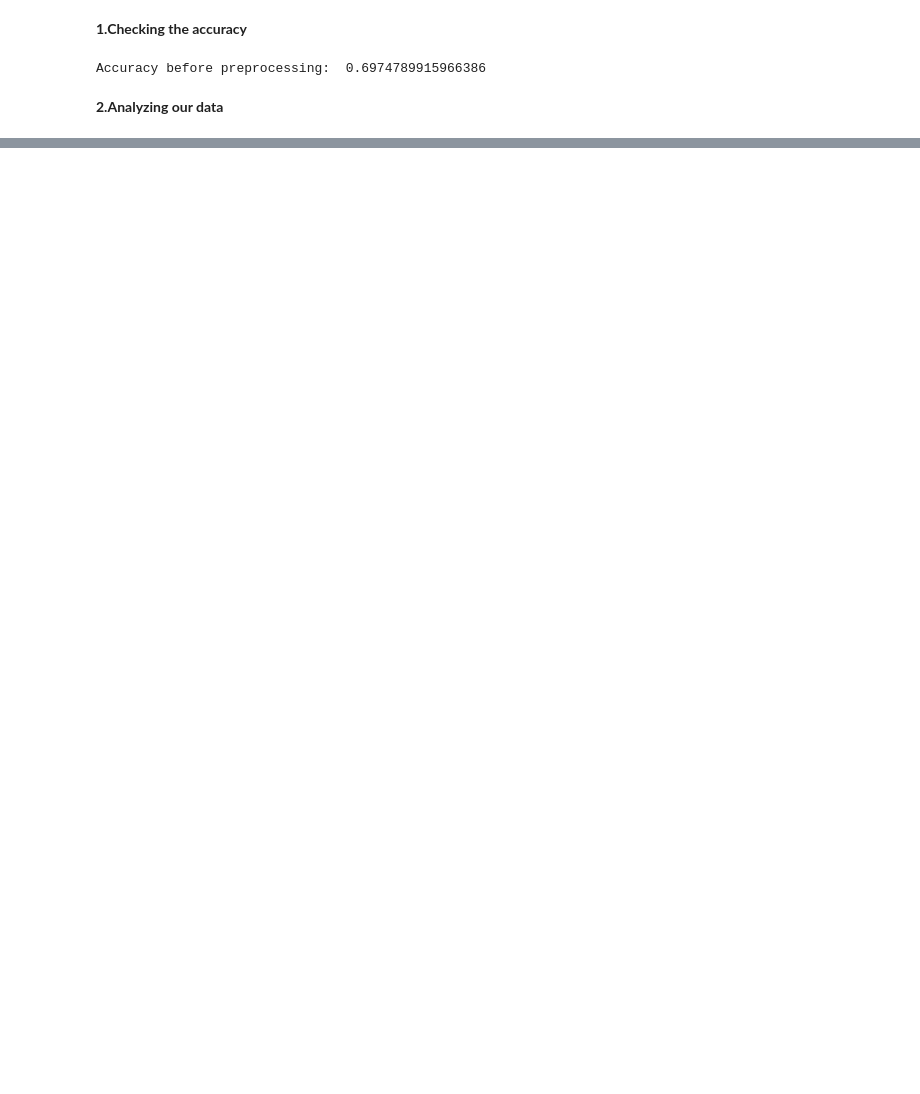
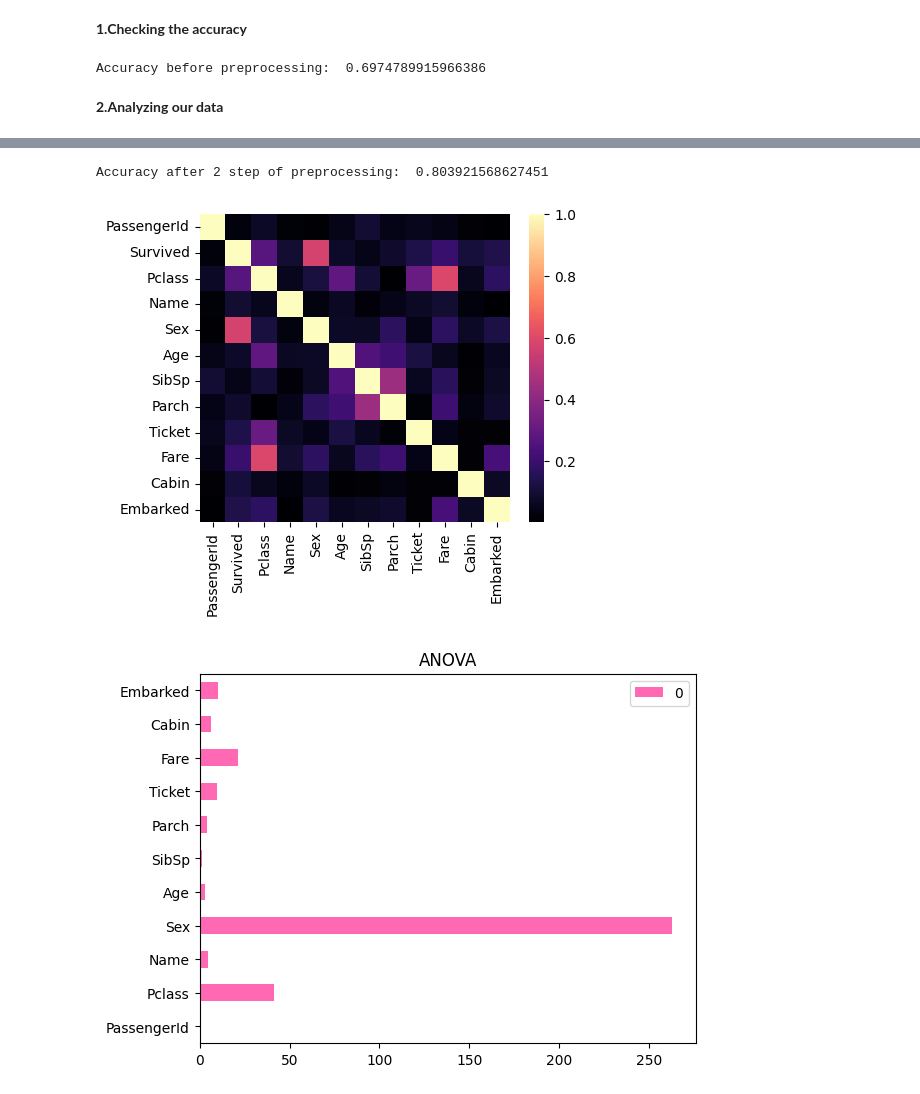
Before and after one commit to jszczublinska/DM_Titanic, a Jupyter notebook: titanic.ipynb, the cells around one changed output, grey strips where cells are left out. Drawn from its saved outputs; the diff is of its cells as text; code cells hidden in the pictures; blank space fills up the shorter version.

Commit message:
better accuracy

```diff
--- a/titanic.ipynb
+++ b/titanic.ipynb
@@ -76,13 +75,0 @@ variable_df
-# %%
-# change all NaN values to mean or mode
-
-# print('NaN values for Cabin: ',train_df['Cabin'].isnull().sum())
-# print('NaN values for Age: ',train_df['Age'].isnull().sum())
-
-train_df = clas.changeNullValuesToMean(train_df)
-
-# print('NaN values for Cabin after: ',train_df['Cabin'].isnull().sum())
-# print('NaN values for Age after: ',train_df['Age'].isnull().sum())
-
-train_df = clas.changeCaterogicalToDescrite(train_df)
-train_df.head()
@@ -116,5 +94,0 @@ normalized_data.head()
-# %%
-test_df = clas.changeNullValuesToMean(test_df)
-test_df = clas.changeCaterogicalToDescrite(test_df)
-normalized_data_test = clas.normalizeData(test_df, 'Survived')
-normalized_data_test.head()
@@ -130,0 +135,28 @@ columns to changed:  ['Name', 'Sex', 'Ticket', 'Cabin', 'Embarked']
+# %%
+### Feature selection
+
+# heatmap
+plt.figure(figsize=(5,4))
+sns.heatmap(abs(train_df.corr()), cmap='magma')
+
+# anova plot
+anova_df = clas.computeAnova(normalized_data, train_df['Survived'])
+anova_df.plot(kind='barh', title='ANOVA', color=['hotpink'])
+
+# droping choosen columns
+clas.dropColumns(normalized_data, ['Sex', 'Fare', 'Pclass', 'Survived', 'Embarked', 'Ticket', 'Cabin'])
+clas.dropColumns(normalized_data_test, ['Sex', 'Fare', 'Pclass', 'Survived', 'Embarked', 'Ticket', 'Cabin'])
+
+#### ACCURACY AFTER ###############
+
+X = normalized_data
+y = train_df['Survived']
+
+X_test = normalized_data_test
+y_test = test_df['Survived']
+
+print("Accuracy after 2 step of preprocessing: ", clas.getAccuracy(X, y, X_test, y_test))
+# %% [output]
+Accuracy after 2 step of preprocessing:  0.803921568627451
+[figure, added]
+[figure, added]
```
Also changed, not shown: parts of 34 cells of this notebook, 2 other files.
